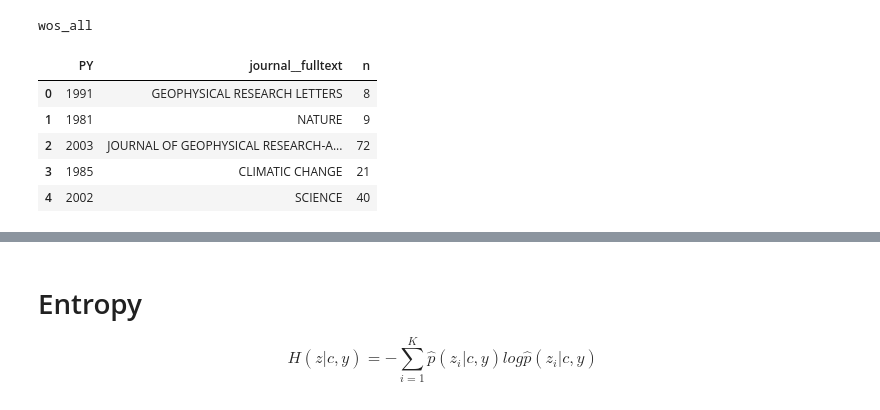
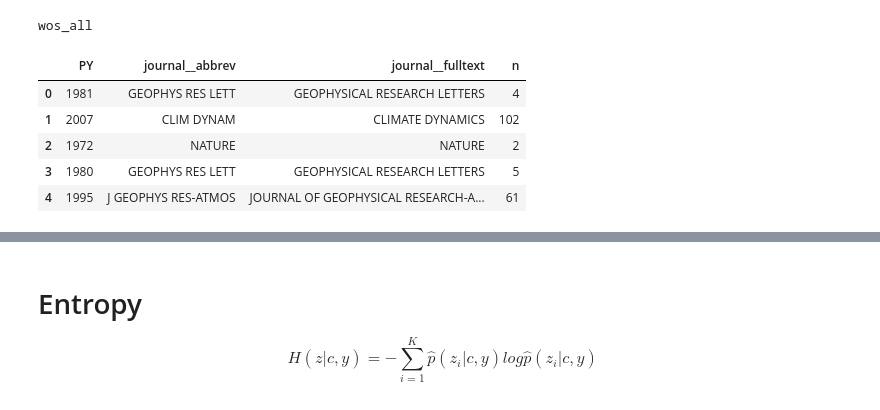
Before and after one commit to mcallaghan/cc-topography, a Jupyter notebook: code/journals.ipynb, the cells around one changed output, grey strips where cells are left out. Cells and saved outputs as stored; diff of their text form; code cells hidden in the pictures.

```diff
--- a/code/journals.ipynb
+++ b/code/journals.ipynb
@@ -30,20 +30,20 @@ wos_all
 # %%
 docs = Doc.objects.filter(query=q)
 
-js = docs.filter(journal__isnull=False).values('journal__id','journal__fulltext').annotate(
+js = docs.filter(journal__isnull=False).values('journal__id','journal__fulltext','journal__abbrev').annotate(
     n = Count('id')
 )
 top_js = js.order_by('-n')[:10]
 # %%
-jys = docs.filter(journal__in=top_js.values_list('journal_id',flat=True)).values('PY','journal__fulltext').annotate(
+jys = docs.filter(journal__in=top_js.values_list('journal_id',flat=True)).values('PY','journal__fulltext','journal__abbrev').annotate(
     n = Count('id')
 )
 df = pd.DataFrame.from_dict(list(jys))
 df.head()
 # %% [output]
-|  | PY | journal__fulltext | n |
-| 0 | 1991 | GEOPHYSICAL RESEARCH LETTERS | 8 |
-| 1 | 1981 | NATURE | 9 |
-| 2 | 2003 | JOURNAL OF GEOPHYSICAL RESEARCH-A... | 72 |
-| 3 | 1985 | CLIMATIC CHANGE | 21 |
-| 4 | 2002 | SCIENCE | 40 |
+|  | PY | journal__abbrev | journal__fulltext | n |
+| 0 | 1981 | GEOPHYS RES LETT | GEOPHYSICAL RESEARCH LETTERS | 4 |
+| 1 | 2007 | CLIM DYNAM | CLIMATE DYNAMICS | 102 |
+| 2 | 1972 | NATURE | NATURE | 2 |
+| 3 | 1980 | GEOPHYS RES LETT | GEOPHYSICAL RESEARCH LETTERS | 5 |
+| 4 | 1995 | J GEOPHYS RES-ATMOS | JOURNAL OF GEOPHYSICAL RESEARCH-A... | 61 |
```
Also changed, not shown: parts of 20 cells of this notebook, 6 other files.
